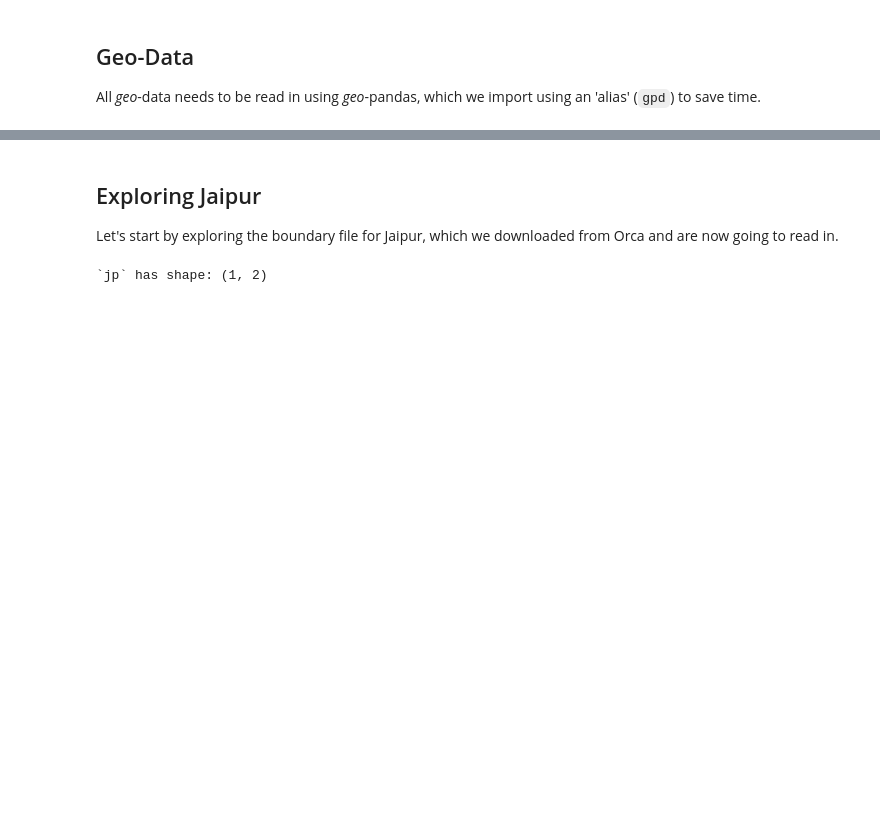
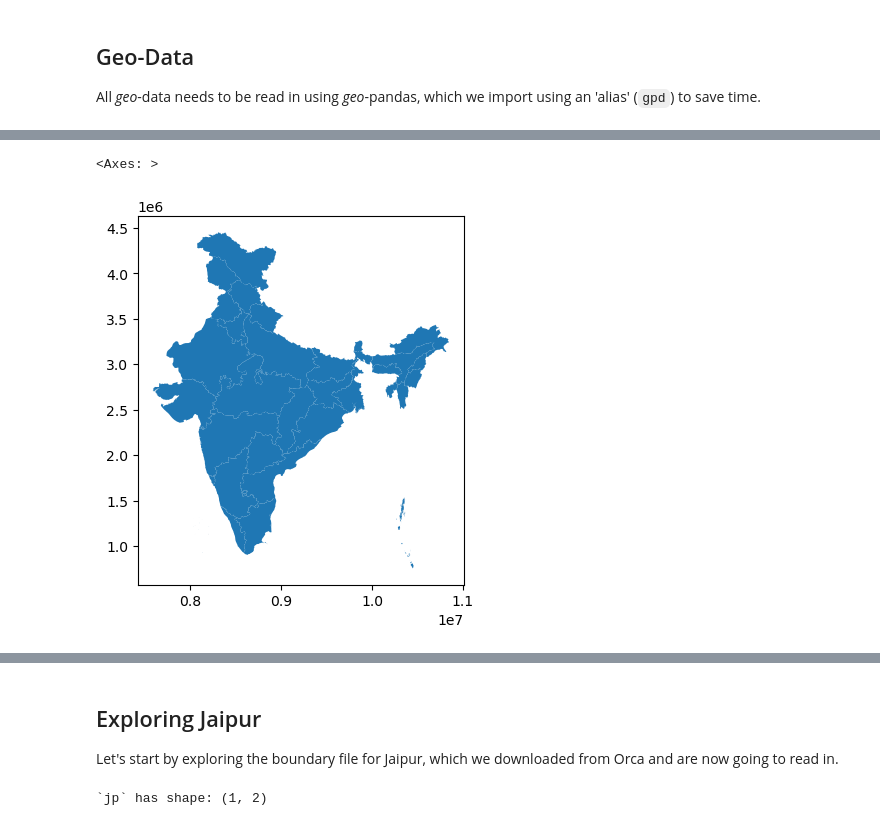
Before and after one commit to jreades/jaipur, a Jupyter notebook: practicals/Exploring_Map_Data.ipynb, the cells around one changed output, grey strips where cells are left out. Cells and saved outputs as stored; diff of their text form; code cells hidden in the pictures; blank space fills up the shorter version.

```diff
--- a/practicals/Exploring_Map_Data.ipynb
+++ b/practicals/Exploring_Map_Data.ipynb
@@ -74,0 +85,6 @@ import geopandas as gpd # We only need to do this *once*
+# %%
+istates = gpd.read_parquet(src_dir / 'India_State_Boundary.geoparquet')
+istates.plot()
+# %% [output]
+<Axes: >
+[figure, added]
```
Also changed, not shown: parts of 8 cells of this notebook, 6 other files.
